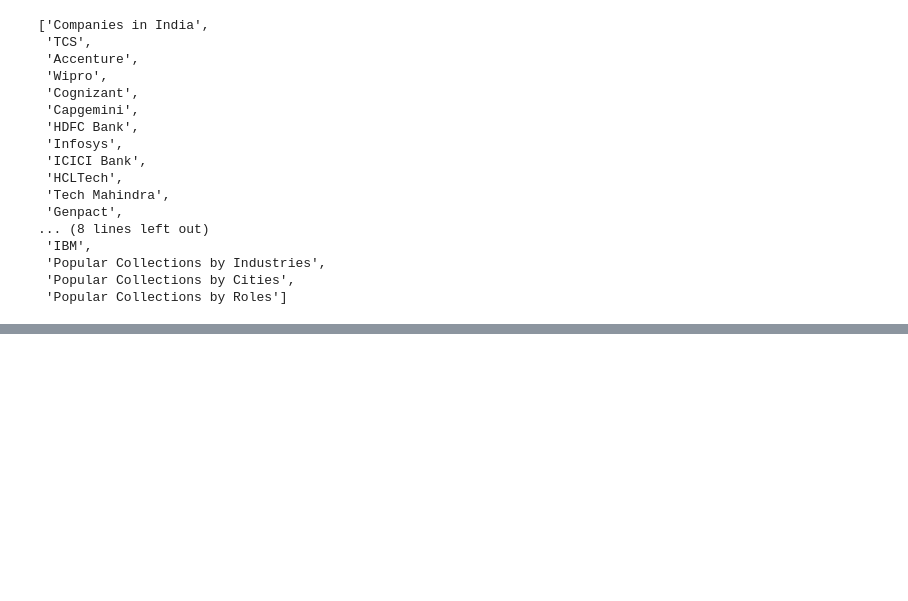
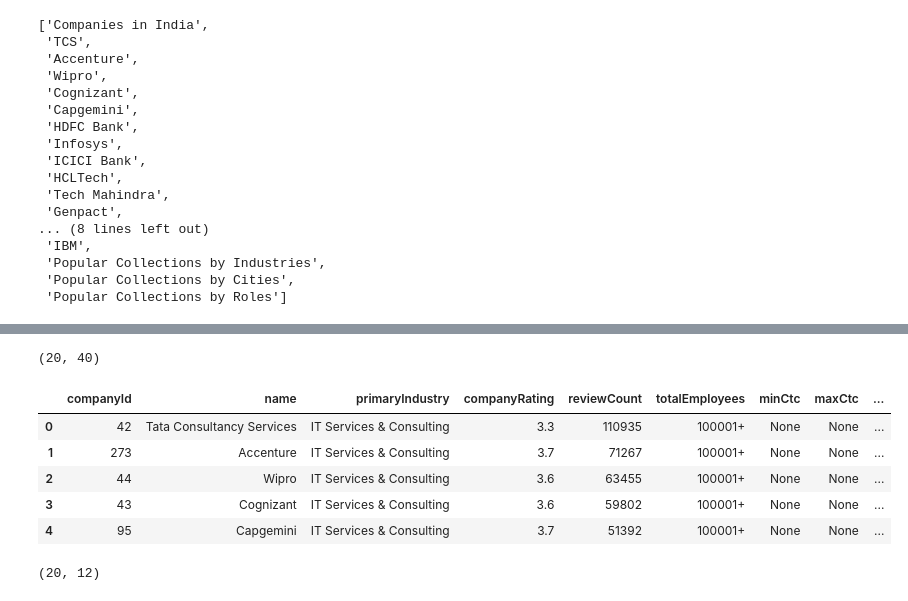
Before and after one commit to Alsanad-Opium/deep-learning-pytorch, a Jupyter notebook: MLandDL/ML/Machine Learning/Data_using_webscraper/webscaper.ipynb, the cells around one changed output, grey strips where cells are left out. Saved outputs shown, nothing was run; the diff lists cells and outputs as text; code cells hidden in the pictures; blank space fills up the shorter version.

```diff
--- a/MLandDL/ML/Machine Learning/Data_using_webscraper/webscaper.ipynb
+++ b/MLandDL/ML/Machine Learning/Data_using_webscraper/webscaper.ipynb
@@ -97,0 +238,4 @@ company_names
+# %%
+df.shape
+# %% [output]
+(20, 40)
@@ -97,0 +244,29 @@ company_names
+# %%
+useful_cols = [
+    "companyId",
+    "name",
+    "primaryIndustry",
+    "companyRating",
+    "reviewCount",
+    "totalEmployees",
+    "minCtc",
+    "maxCtc",
+    "averageCtc",
+    "age",
+    "isVerifiedEmployer",
+    "topLocationDetail"
+]
+
+df_clean = df[useful_cols]
+df_clean.head()
+# %% [output]
+|  | companyId | name | primaryIndustry | companyRating | reviewCount | totalEmployees | minCtc | maxCtc | ... |
+| 0 | 42 | Tata Consultancy Services | IT Services & Consulting | 3.3 | 110935 | 100001+ | None | None | ... |
+| 1 | 273 | Accenture | IT Services & Consulting | 3.7 | 71267 | 100001+ | None | None | ... |
+| 2 | 44 | Wipro | IT Services & Consulting | 3.6 | 63455 | 100001+ | None | None | ... |
+| 3 | 43 | Cognizant | IT Services & Consulting | 3.6 | 59802 | 100001+ | None | None | ... |
+| 4 | 95 | Capgemini | IT Services & Consulting | 3.7 | 51392 | 100001+ | None | None | ... |
+# %%
+df_clean.shape
+# %% [output]
+(20, 12)
```
Also changed, not shown: parts of 27 cells of this notebook.
